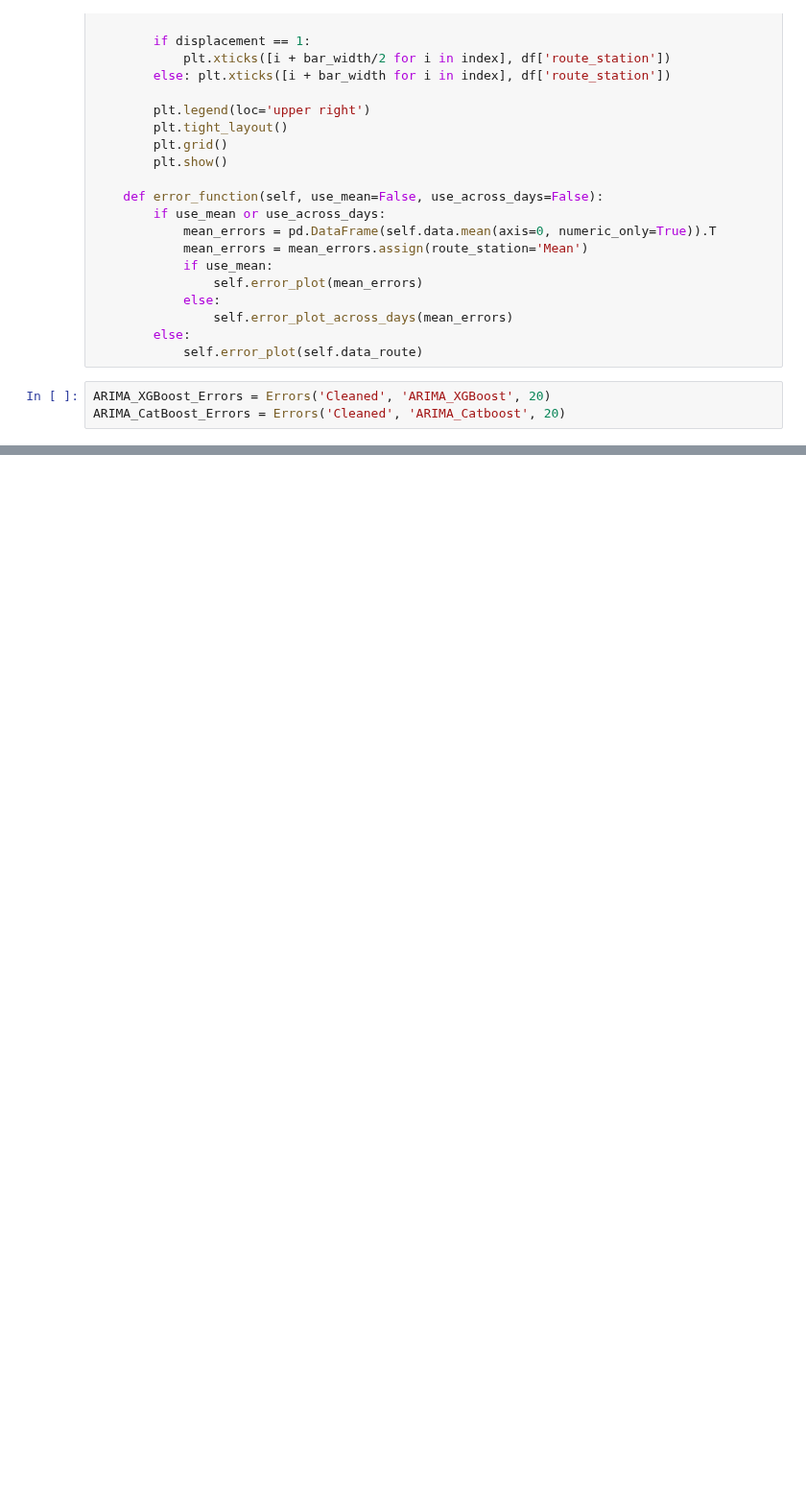
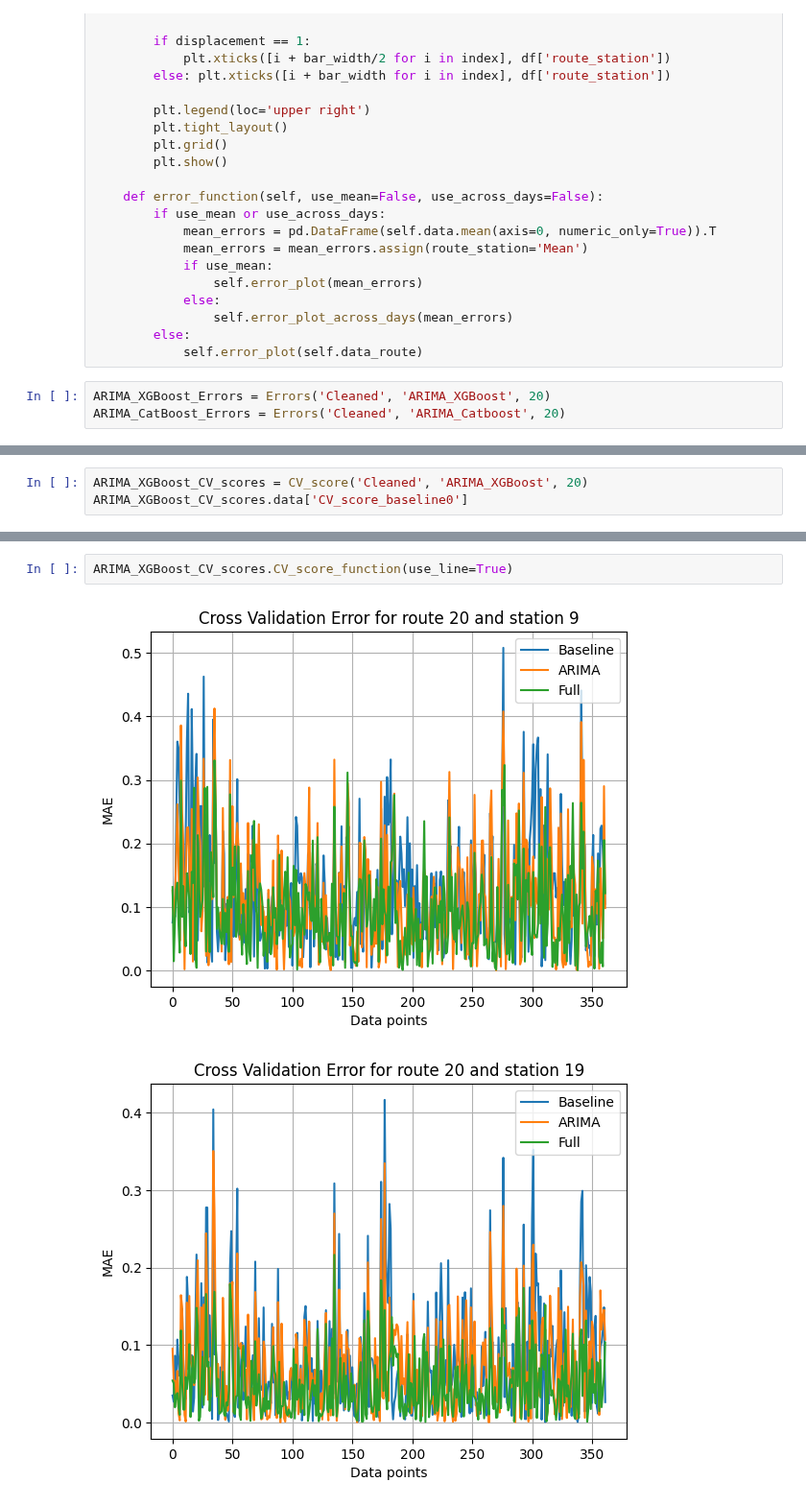
Before and after one commit to clarachristiansen/Bachelor_project, a Jupyter notebook: Visualize_CV_new_format.ipynb, the cells around one changed output, grey strips where cells are left out. Shown at 96% size. Saved outputs shown, nothing was run; the diff lists cells and outputs as text; blank space fills up the shorter version.

```diff
--- a/Visualize_CV_new_format.ipynb
+++ b/Visualize_CV_new_format.ipynb
@@ -271,0 +243,3 @@ test.error_function(use_mean=False, use_across_days=False)
+# %%
+ARIMA_XGBoost_CV_scores = CV_score('Cleaned', 'ARIMA_XGBoost', 20)
+ARIMA_XGBoost_CV_scores.data['CV_score_baseline0']
@@ -271,0 +264,5 @@ test.error_function(use_mean=False, use_across_days=False)
+# %%
+ARIMA_XGBoost_CV_scores.CV_score_function(use_line=True)
+# %% [output]
+[figure, added]
+[figure, added]
```
Also changed, not shown: parts of 15 cells of this notebook.
